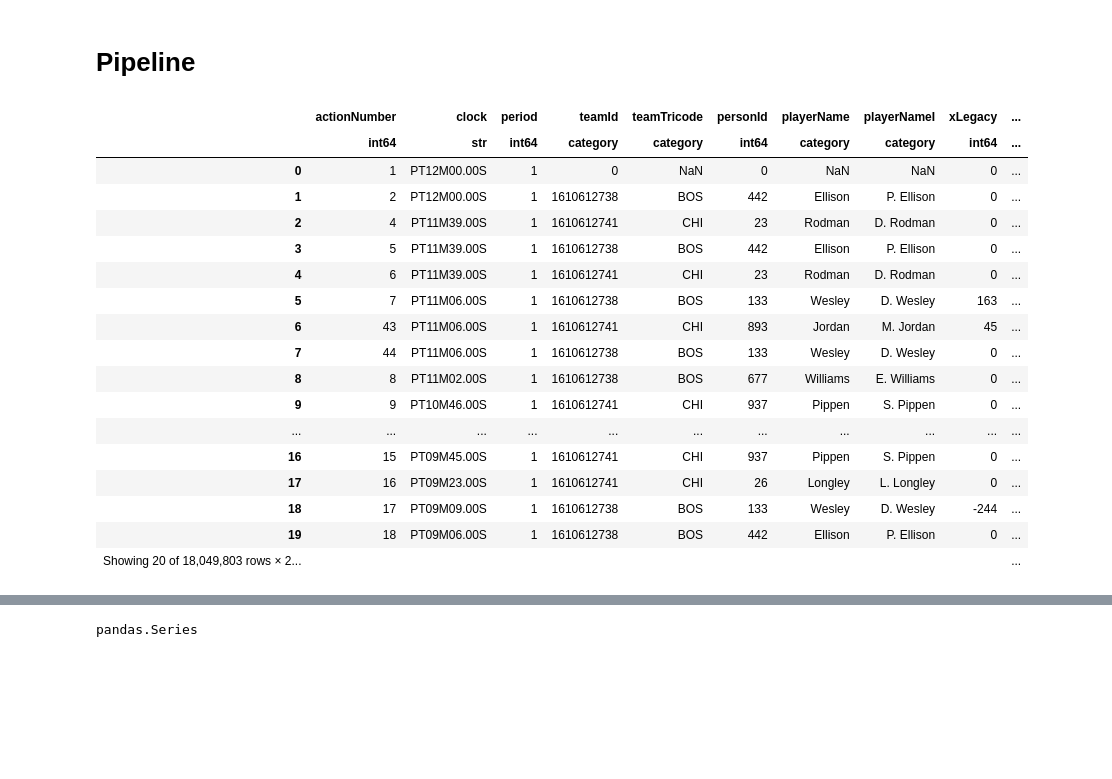
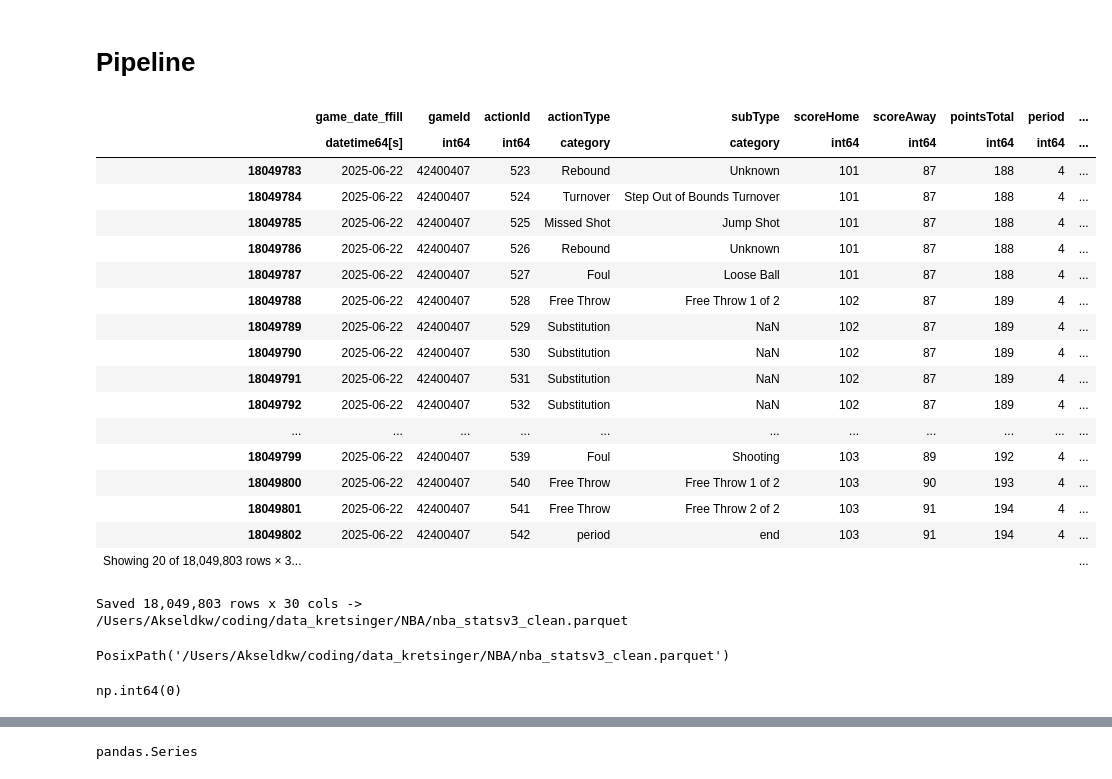
Before and after one commit to akseldkw07/NBA-Timeout-Impact, a Jupyter notebook: Notebooks/Load-Stack-Data.ipynb, the cells around one changed output, grey strips where cells are left out. Cells and saved outputs as stored; diff of their text form; code cells hidden in the pictures; blank space fills up the shorter version.

Commit message:
MemoDf-Stable (#2)
Modified:
- Load-Stack-Data.ipynb
- nba-enriched-dataset.ipynb
- clean_pipeline.py
- nba_dataset.py

```diff
--- a/Notebooks/Load-Stack-Data.ipynb
+++ b/Notebooks/Load-Stack-Data.ipynb
@@ -86,26 +77,35 @@ from nba_timeout_impact.clean_pipeline import SortByDate, CategoricalConversion
 pipeline = NBAStatsV3CleanPipeline(NBA_DATA_DIR)
 clean = pipeline.run()
 # %%
-UKS_NP_PD.dtt([clean], how="head", show_dims=True, n=20)
+UKS_NP_PD.dtt([clean], how="tail", show_dims=True, n=20)
 # %% [output]
-|  | actionNumber | clock | period | teamId | teamTricode | personId | playerName | playerNameI | xLegacy | ... |
-|  | int64 | str | int64 | category | category | int64 | category | category | int64 | ... |
-| 0 | 1 | PT12M00.00S | 1 | 0 | NaN | 0 | NaN | NaN | 0 | ... |
-| 1 | 2 | PT12M00.00S | 1 | 1610612738 | BOS | 442 | Ellison | P. Ellison | 0 | ... |
-| 2 | 4 | PT11M39.00S | 1 | 1610612741 | CHI | 23 | Rodman | D. Rodman | 0 | ... |
-| 3 | 5 | PT11M39.00S | 1 | 1610612738 | BOS | 442 | Ellison | P. Ellison | 0 | ... |
-| 4 | 6 | PT11M39.00S | 1 | 1610612741 | CHI | 23 | Rodman | D. Rodman | 0 | ... |
-| 5 | 7 | PT11M06.00S | 1 | 1610612738 | BOS | 133 | Wesley | D. Wesley | 163 | ... |
-| 6 | 43 | PT11M06.00S | 1 | 1610612741 | CHI | 893 | Jordan | M. Jordan | 45 | ... |
-| 7 | 44 | PT11M06.00S | 1 | 1610612738 | BOS | 133 | Wesley | D. Wesley | 0 | ... |
-| 8 | 8 | PT11M02.00S | 1 | 1610612738 | BOS | 677 | Williams | E. Williams | 0 | ... |
-| 9 | 9 | PT10M46.00S | 1 | 1610612741 | CHI | 937 | Pippen | S. Pippen | 0 | ... |
+|  | game_date_ffill | gameId | actionId | actionType | subType | scoreHome | scoreAway | pointsTotal | period | ... |
+|  | datetime64[s] | int64 | int64 | category | category | int64 | int64 | int64 | int64 | ... |
+| 18049783 | 2025-06-22 | 42400407 | 523 | Rebound | Unknown | 101 | 87 | 188 | 4 | ... |
+| 18049784 | 2025-06-22 | 42400407 | 524 | Turnover | Step Out of Bounds Turnover | 101 | 87 | 188 | 4 | ... |
+| 18049785 | 2025-06-22 | 42400407 | 525 | Missed Shot | Jump Shot | 101 | 87 | 188 | 4 | ... |
+| 18049786 | 2025-06-22 | 42400407 | 526 | Rebound | Unknown | 101 | 87 | 188 | 4 | ... |
+| 18049787 | 2025-06-22 | 42400407 | 527 | Foul | Loose Ball | 101 | 87 | 188 | 4 | ... |
+| 18049788 | 2025-06-22 | 42400407 | 528 | Free Throw | Free Throw 1 of 2 | 102 | 87 | 189 | 4 | ... |
+| 18049789 | 2025-06-22 | 42400407 | 529 | Substitution | NaN | 102 | 87 | 189 | 4 | ... |
+| 18049790 | 2025-06-22 | 42400407 | 530 | Substitution | NaN | 102 | 87 | 189 | 4 | ... |
+| 18049791 | 2025-06-22 | 42400407 | 531 | Substitution | NaN | 102 | 87 | 189 | 4 | ... |
+| 18049792 | 2025-06-22 | 42400407 | 532 | Substitution | NaN | 102 | 87 | 189 | 4 | ... |
 | ... | ... | ... | ... | ... | ... | ... | ... | ... | ... | ... |
-| 16 | 15 | PT09M45.00S | 1 | 1610612741 | CHI | 937 | Pippen | S. Pippen | 0 | ... |
-| 17 | 16 | PT09M23.00S | 1 | 1610612741 | CHI | 26 | Longley | L. Longley | 0 | ... |
-| 18 | 17 | PT09M09.00S | 1 | 1610612738 | BOS | 133 | Wesley | D. Wesley | -244 | ... |
-| 19 | 18 | PT09M06.00S | 1 | 1610612738 | BOS | 442 | Ellison | P. Ellison | 0 | ... |
-| Showing 20 of 18,049,803 rows × 2... |  |  |  |  |  |  |  |  |  | ... |
+| 18049799 | 2025-06-22 | 42400407 | 539 | Foul | Shooting | 103 | 89 | 192 | 4 | ... |
+| 18049800 | 2025-06-22 | 42400407 | 540 | Free Throw | Free Throw 1 of 2 | 103 | 90 | 193 | 4 | ... |
+| 18049801 | 2025-06-22 | 42400407 | 541 | Free Throw | Free Throw 2 of 2 | 103 | 91 | 194 | 4 | ... |
+| 18049802 | 2025-06-22 | 42400407 | 542 | period | end | 103 | 91 | 194 | 4 | ... |
+| Showing 20 of 18,049,803 rows × 3... |  |  |  |  |  |  |  |  |  | ... |
+# %%
+pipeline.save(clean, NBA_DATA_DIR / "nba_statsv3_clean.parquet")
+# %% [output]
+Saved 18,049,803 rows x 30 cols -> /Users/Akseldkw/coding/data_kretsinger/NBA/nba_statsv3_clean.parquet
+PosixPath('/Users/Akseldkw/coding/data_kretsinger/NBA/nba_statsv3_clean.parquet')
+# %%
+clean.scoreAway.isna().sum()
+# %% [output]
+np.int64(0)
 # %%
 UKS_NP_PD.count_unique(clean)
 # %% [output]
```
Also changed, not shown: parts of 15 cells of this notebook, 6 other files.
